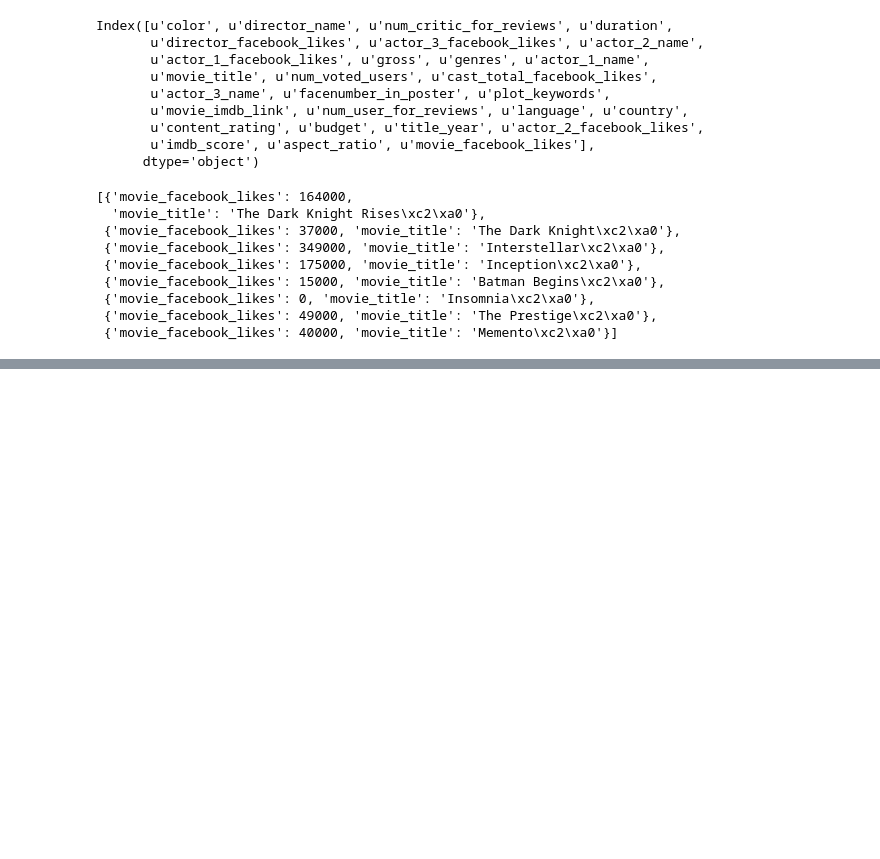
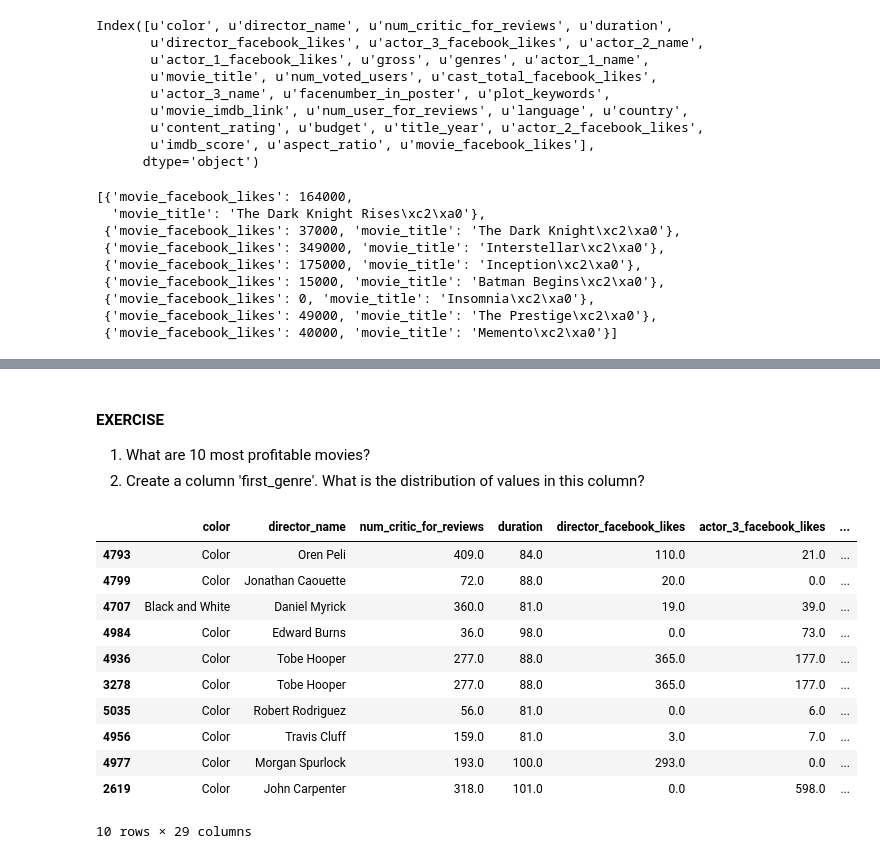
Before and after one commit to grechut/first-steps-with-pandas, a Jupyter notebook: pyconpl-workshop/first-steps-with-pandas-with-solutions.ipynb, the cells around one changed output, grey strips where cells are left out. Cells and saved outputs as stored; diff of their text form; code cells hidden in the pictures; blank space fills up the shorter version.

Commit message:
Add chapter new columns

```diff
--- a/pyconpl-workshop/first-steps-with-pandas-with-solutions.ipynb
+++ b/pyconpl-workshop/first-steps-with-pandas-with-solutions.ipynb
@@ -596,0 +728,23 @@ movies[movies['director_name'] == 'Christopher Nolan'][cols].to_dict('r')
+# %% [markdown]
+#### EXERCISE
+
+1. What are 10 most profitable movies?
+2. Create a column 'first_genre'. What is the distribution of values in this column?
+# %%
+# Solution 1
+
+movies['profitability'] = movies['gross'] / movies['budget']
+movies.sort_values('profitability', ascending=False).head(10)
+# %% [output]
+|  | color | director_name | num_critic_for_reviews | duration | director_facebook_likes | actor_3_facebook_likes | ... |
+| 4793 | Color | Oren Peli | 409.0 | 84.0 | 110.0 | 21.0 | ... |
+| 4799 | Color | Jonathan Caouette | 72.0 | 88.0 | 20.0 | 0.0 | ... |
+| 4707 | Black and White | Daniel Myrick | 360.0 | 81.0 | 19.0 | 39.0 | ... |
+| 4984 | Color | Edward Burns | 36.0 | 98.0 | 0.0 | 73.0 | ... |
+| 4936 | Color | Tobe Hooper | 277.0 | 88.0 | 365.0 | 177.0 | ... |
+| 3278 | Color | Tobe Hooper | 277.0 | 88.0 | 365.0 | 177.0 | ... |
+| 5035 | Color | Robert Rodriguez | 56.0 | 81.0 | 0.0 | 6.0 | ... |
+| 4956 | Color | Travis Cluff | 159.0 | 81.0 | 3.0 | 7.0 | ... |
+| 4977 | Color | Morgan Spurlock | 193.0 | 100.0 | 293.0 | 0.0 | ... |
+| 2619 | Color | John Carpenter | 318.0 | 101.0 | 0.0 | 598.0 | ... |
+10 rows × 29 columns
```
Also changed, not shown: parts of 19 cells of this notebook.
